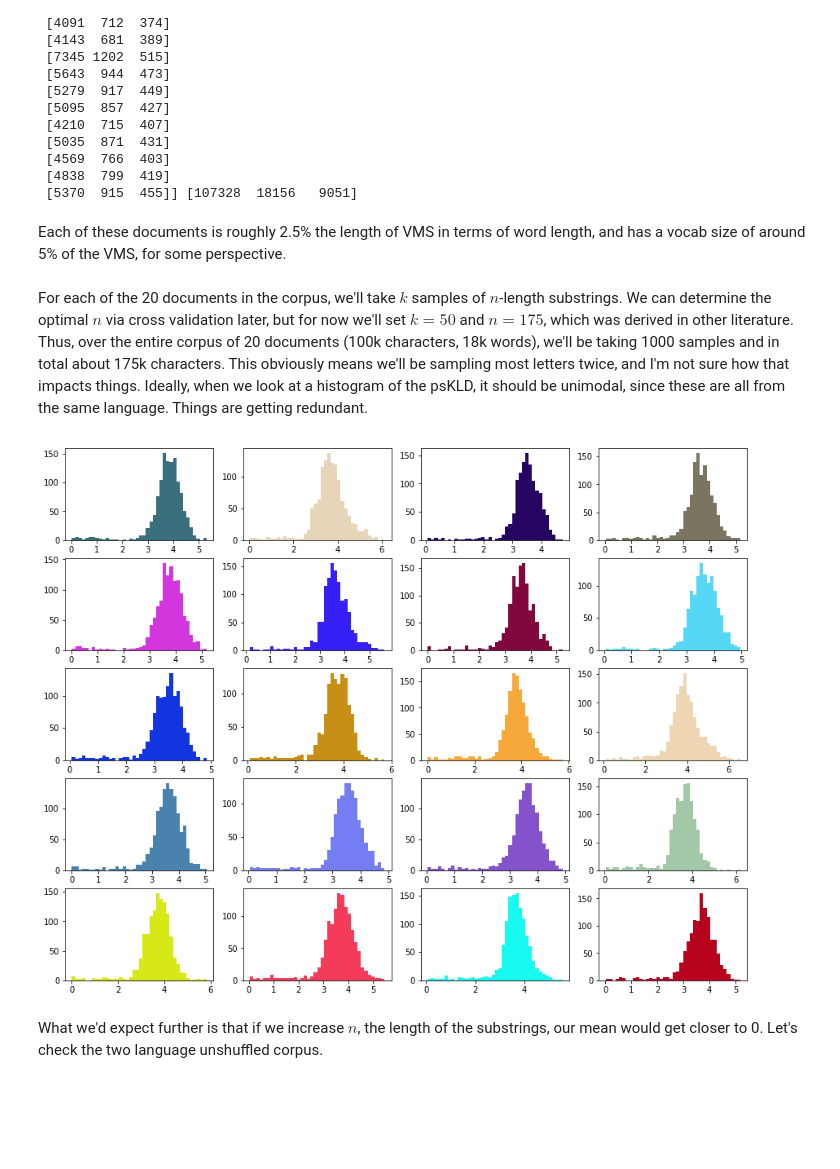
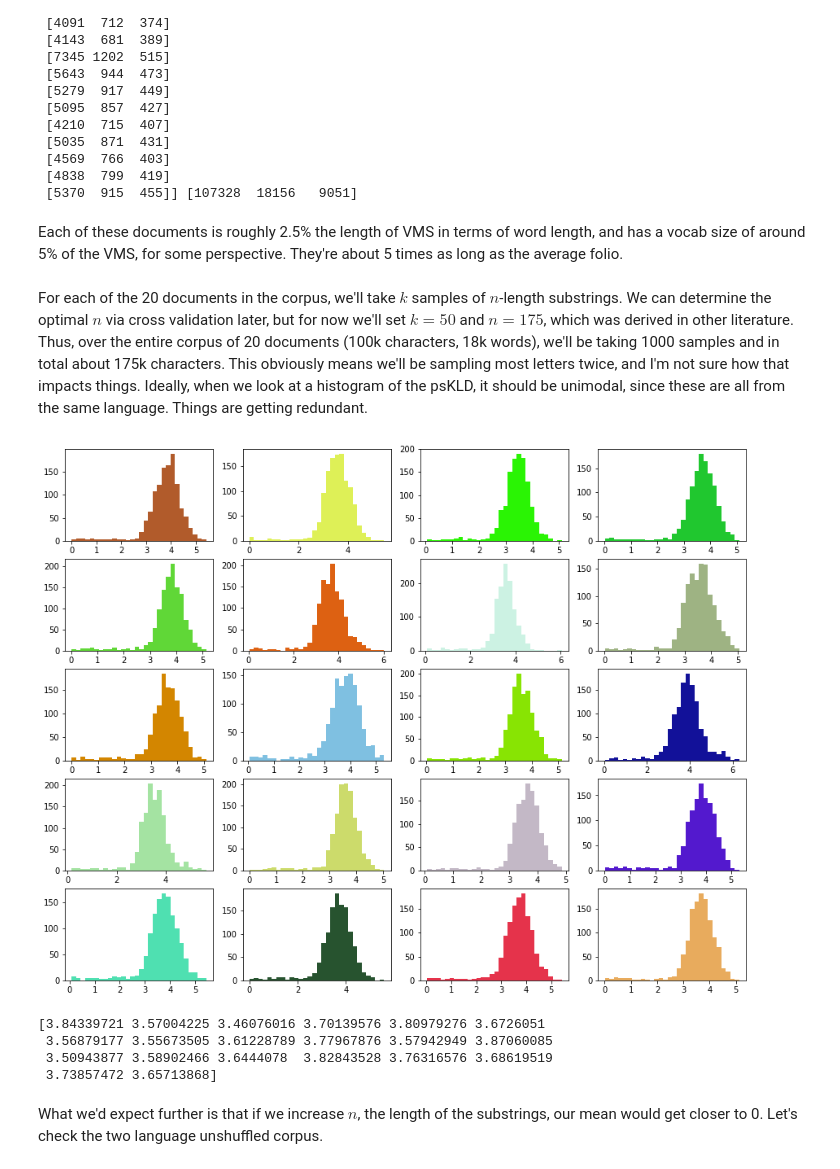
Before and after one commit to bkitano/voynich, a Jupyter notebook: Voynich Language Analysis.ipynb, the cells around one changed output. Drawn from its saved outputs; the diff is of its cells as text; code cells hidden in the pictures; blank space fills up the shorter version.

```diff
--- a/Voynich Language Analysis.ipynb
+++ b/Voynich Language Analysis.ipynb
@@ -802,7 +808,7 @@ def index_to_coord(i, cols):
     c = i % cols
     return [r,c]
 # %% [markdown]
-Each of these documents is roughly 2.5% the length of VMS in terms of word length, and has a vocab size of around 5% of the VMS, for some perspective.
+Each of these documents is roughly 2.5% the length of VMS in terms of word length, and has a vocab size of around 5% of the VMS, for some perspective. They're about 5 times as long as the average folio.
 # %% [markdown]
 For each of the 20 documents in the corpus, we'll take $k$ samples of $n$-length substrings. We can determine the optimal $n$ via cross validation later, but for now we'll set $k = 50$ and $n = 175$, which was derived in other literature. Thus, over the entire corpus of 20 documents (100k characters, 18k words), we'll be taking 1000 samples and in total about 175k characters. This obviously means we'll be sampling most letters twice, and I'm not sure how that impacts things. Ideally, when we look at a histogram of the psKLD, it should be unimodal, since these are all from the same language. Things are getting redundant.
 # %%
@@ -819,12 +825,20 @@ D1 = np.array(D1)
 # %%
 cols = 4
 f, axarr = plt.subplots(5, cols, figsize=(15,12)) # 5 rows, 4 cols for 20 doc histograms in corpus
 for i in range(D1.shape[0]): # for each document
     coor = index_to_coord(i, cols)
     color = list(np.random.rand(3))
-    axarr[coor[0], coor[1]].hist(D1[i], bins=40, color = color)
+    axarr[coor[0], coor[1]].hist(D1[i], bins=30, color = color) # can go as high as 50 bins
 # %% [output]
-[figure, old version]
+[figure, new version]
+# %%
+medians = np.array( [ np.median(D1[i]) for i in range(D1.shape[0]) ] )
+print medians
+# %% [output]
+[3.84339721 3.57004225 3.46076016 3.70139576 3.80979276 3.6726051
+ 3.56879177 3.55673505 3.61228789 3.77967876 3.57942949 3.87060085
+ 3.50943877 3.58902466 3.6444078  3.82843528 3.76316576 3.68619519
+ 3.73857472 3.65713868]
 # %% [markdown]
 What we'd expect further is that if we increase $n$, the length of the substrings, our mean would get closer to 0. Let's check the two language unshuffled corpus.
 # %%
```
Also changed, not shown: parts of 21 cells of this notebook.
